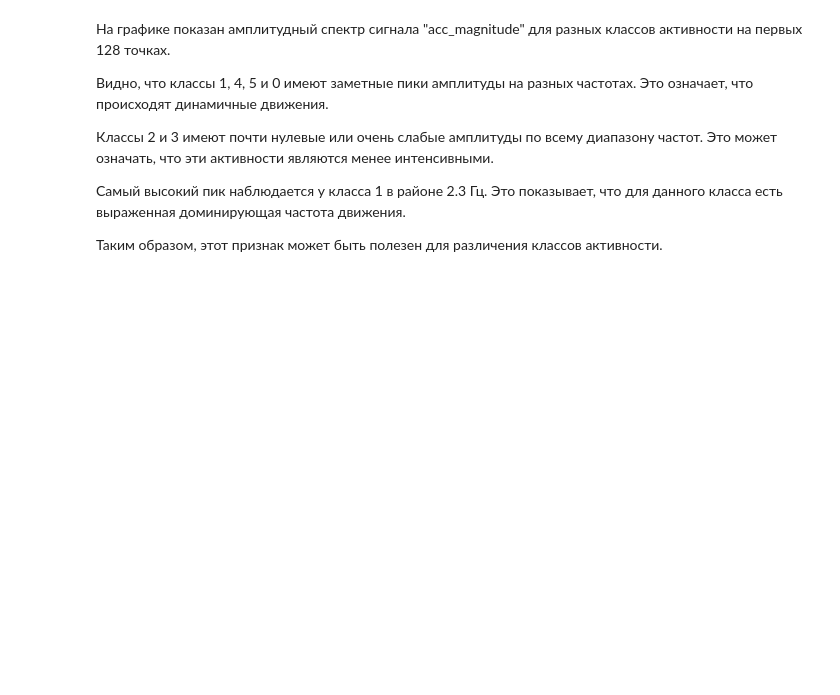
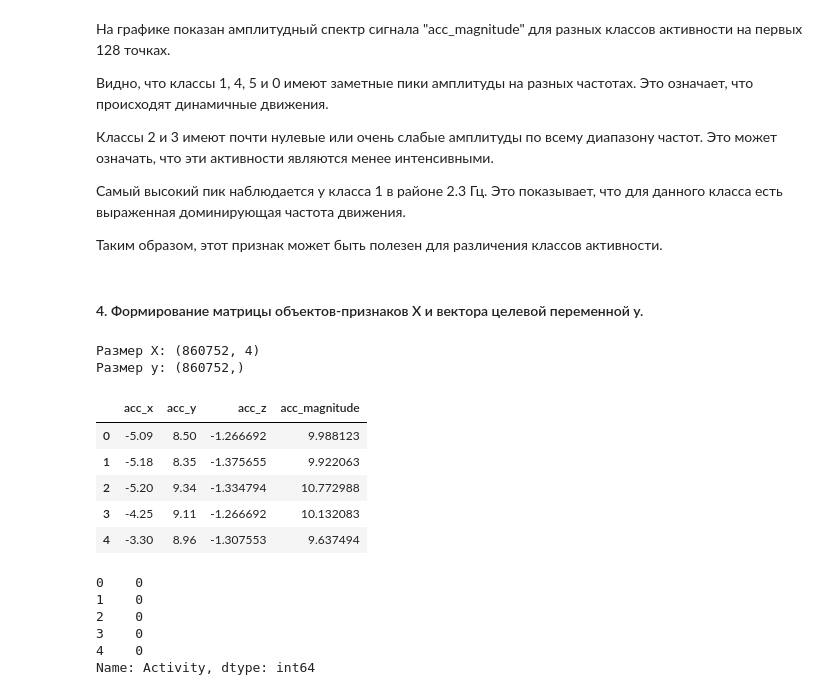
Before and after one commit to elena-kornaeva/Practice_Human-Activity-Recognition_Classifier, a Jupyter notebook: notebooks/01_EDA_and_Preprocessing_Additional.ipynb, the cells around one changed output. Drawn from its saved outputs; the diff is of its cells as text; code cells hidden in the pictures; blank space fills up the shorter version.

```diff
--- a/notebooks/01_EDA_and_Preprocessing_Additional.ipynb
+++ b/notebooks/01_EDA_and_Preprocessing_Additional.ipynb
@@ -148,3 +148,31 @@ plt.show()
 Самый высокий пик наблюдается у класса 1 в районе 2.3 Гц. Это показывает, что для данного класса есть выраженная доминирующая частота движения.
 
 Таким образом, этот признак может быть полезен для различения классов активности.
+# %% [markdown]
+####  4. Формирование матрицы объектов-признаков X и вектора целевой переменной y.
+# %%
+columns = ["acc_x", "acc_y", "acc_z", "acc_magnitude"]
+
+X = train_df[columns]
+y = train_df["Activity"]
+
+print("Размер X:", X.shape)
+print("Размер y:", y.shape)
+
+display(X.head())
+display(y.head())
+# %% [output]
+Размер X: (860752, 4)
+Размер y: (860752,)
+|  | acc_x | acc_y | acc_z | acc_magnitude |
+| 0 | -5.09 | 8.50 | -1.266692 | 9.988123 |
+| 1 | -5.18 | 8.35 | -1.375655 | 9.922063 |
+| 2 | -5.20 | 9.34 | -1.334794 | 10.772988 |
+| 3 | -4.25 | 9.11 | -1.266692 | 10.132083 |
+| 4 | -3.30 | 8.96 | -1.307553 | 9.637494 |
+0    0
+1    0
+2    0
+3    0
+4    0
+Name: Activity, dtype: int64
```
Also changed, not shown: parts of 3 cells of this notebook.
